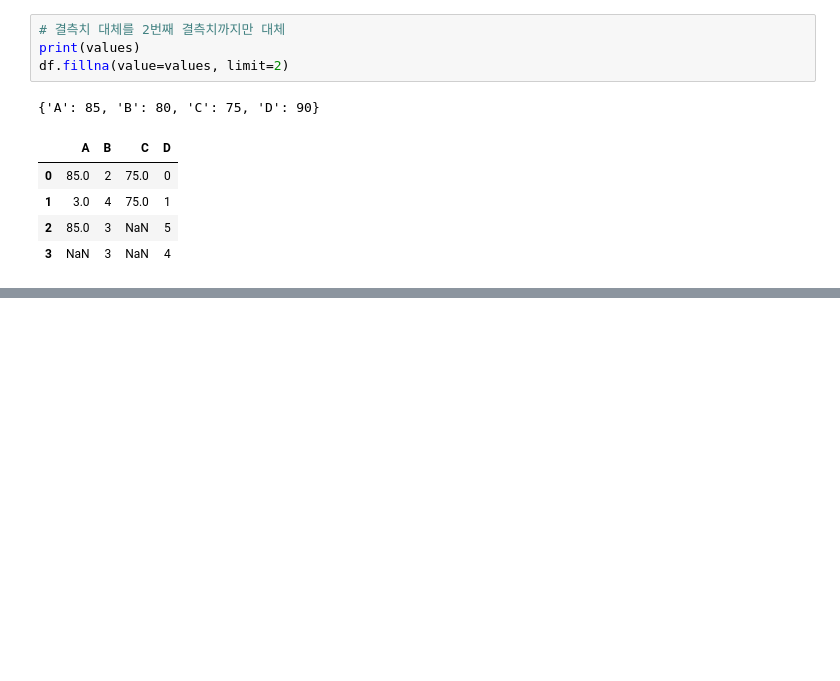
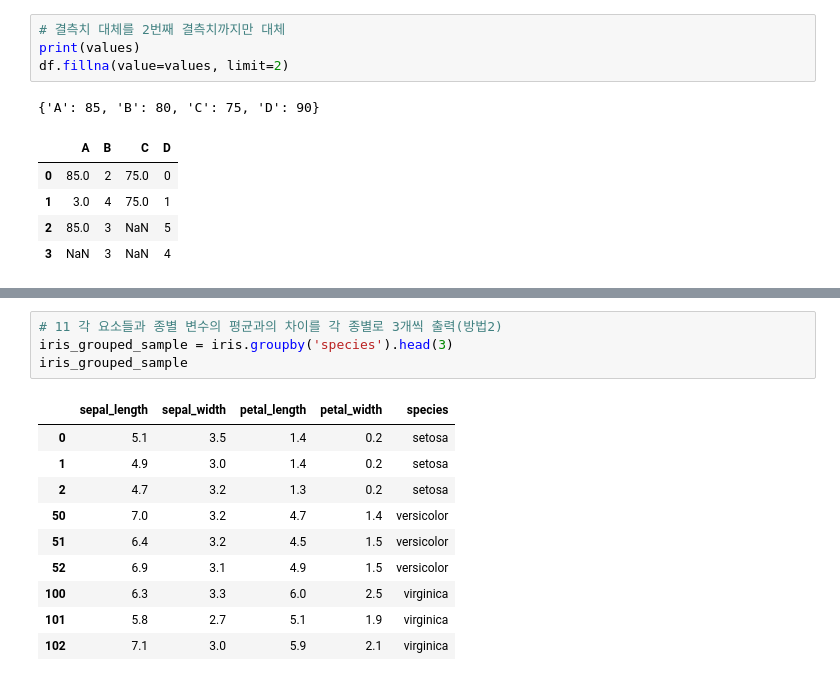
Before and after one commit to kkujuni83/ai_x, a Jupyter notebook: source/01_python/ch11_데이터프레임과시리즈(Pandas)_9절~.ipynb, the cells around one changed output, grey strips where cells are left out. Cells and saved outputs as stored; diff of their text form; blank space fills up the shorter version.

```diff
--- a/source/01_python/ch11_데이터프레임과시리즈(Pandas)_9절~.ipynb
+++ b/source/01_python/ch11_데이터프레임과시리즈(Pandas)_9절~.ipynb
@@ -630,0 +1027,15 @@ df.fillna(value=values, limit=2)
+# %%
+# 11 각 요소들과 종별 변수의 평균과의 차이를 각 종별로 3개씩 출력(방법2)
+iris_grouped_sample = iris.groupby('species').head(3)
+iris_grouped_sample
+# %% [output]
+|  | sepal_length | sepal_width | petal_length | petal_width | species |
+| 0 | 5.1 | 3.5 | 1.4 | 0.2 | setosa |
+| 1 | 4.9 | 3.0 | 1.4 | 0.2 | setosa |
+| 2 | 4.7 | 3.2 | 1.3 | 0.2 | setosa |
+| 50 | 7.0 | 3.2 | 4.7 | 1.4 | versicolor |
+| 51 | 6.4 | 3.2 | 4.5 | 1.5 | versicolor |
+| 52 | 6.9 | 3.1 | 4.9 | 1.5 | versicolor |
+| 100 | 6.3 | 3.3 | 6.0 | 2.5 | virginica |
+| 101 | 5.8 | 2.7 | 5.1 | 1.9 | virginica |
+| 102 | 7.1 | 3.0 | 5.9 | 2.1 | virginica |
```
Also changed, not shown: parts of 64 cells of this notebook.
